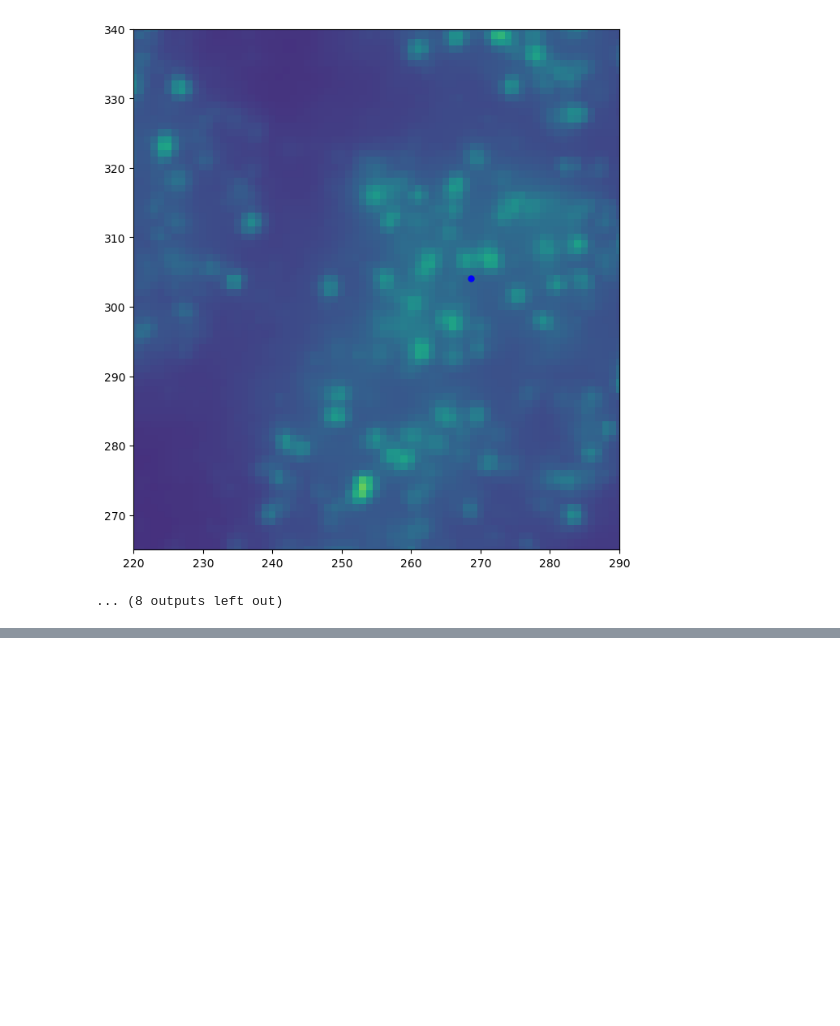
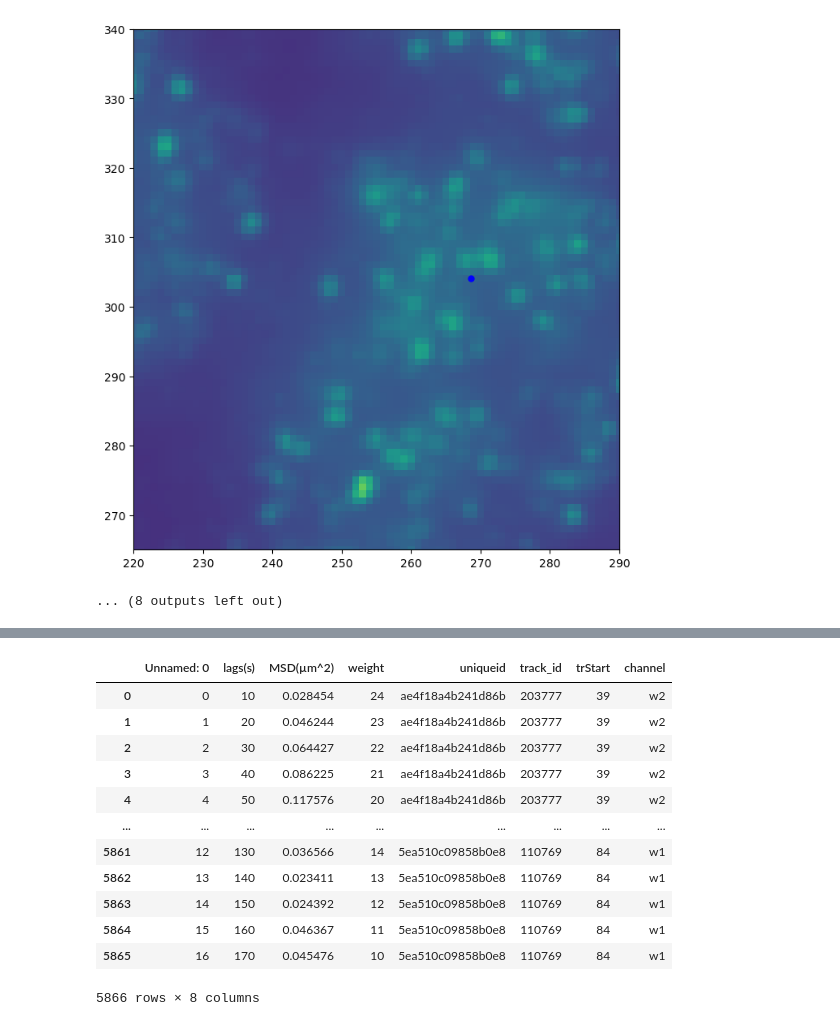
Before and after one commit to fmi-basel/ggiorget-spt-analysis, a Jupyter notebook: analyze_results.ipynb, the cells around one changed output, grey strips where cells are left out. Drawn from its saved outputs; the diff is of its cells as text; code cells hidden in the pictures; blank space fills up the shorter version.

Commit message:
analysis without gaps

```diff
--- a/analyze_results.ipynb
+++ b/analyze_results.ipynb
@@ -671,0 +681,2 @@ for i in range(np.shape(im_w1[:20,...])[0]):
+# %%
+df = pd.read_csv('/tungstenfs/scratch/ggiorget/nessim/cohesin_live_cell_analysis/results/test_tracking/msd_corrected__20230605_Rad21-Halo_G6_3_FullseqTIRF-Cy5-mCherryGFPWithSMB.csv')
@@ -671,0 +719,16 @@ for i in range(np.shape(im_w1[:20,...])[0]):
+# %%
+df
+# %% [output]
+|  | Unnamed: 0 | lags(s) | MSD(µm^2) | weight | uniqueid | track_id | trStart | channel |
+| 0 | 0 | 10 | 0.028454 | 24 | ae4f18a4b241d86b | 203777 | 39 | w2 |
+| 1 | 1 | 20 | 0.046244 | 23 | ae4f18a4b241d86b | 203777 | 39 | w2 |
+| 2 | 2 | 30 | 0.064427 | 22 | ae4f18a4b241d86b | 203777 | 39 | w2 |
+| 3 | 3 | 40 | 0.086225 | 21 | ae4f18a4b241d86b | 203777 | 39 | w2 |
+| 4 | 4 | 50 | 0.117576 | 20 | ae4f18a4b241d86b | 203777 | 39 | w2 |
+| ... | ... | ... | ... | ... | ... | ... | ... | ... |
+| 5861 | 12 | 130 | 0.036566 | 14 | 5ea510c09858b0e8 | 110769 | 84 | w1 |
+| 5862 | 13 | 140 | 0.023411 | 13 | 5ea510c09858b0e8 | 110769 | 84 | w1 |
+| 5863 | 14 | 150 | 0.024392 | 12 | 5ea510c09858b0e8 | 110769 | 84 | w1 |
+| 5864 | 15 | 160 | 0.046367 | 11 | 5ea510c09858b0e8 | 110769 | 84 | w1 |
+| 5865 | 16 | 170 | 0.045476 | 10 | 5ea510c09858b0e8 | 110769 | 84 | w1 |
+5866 rows × 8 columns
```
Also changed, not shown: parts of 17 cells of this notebook, 2 other files.
